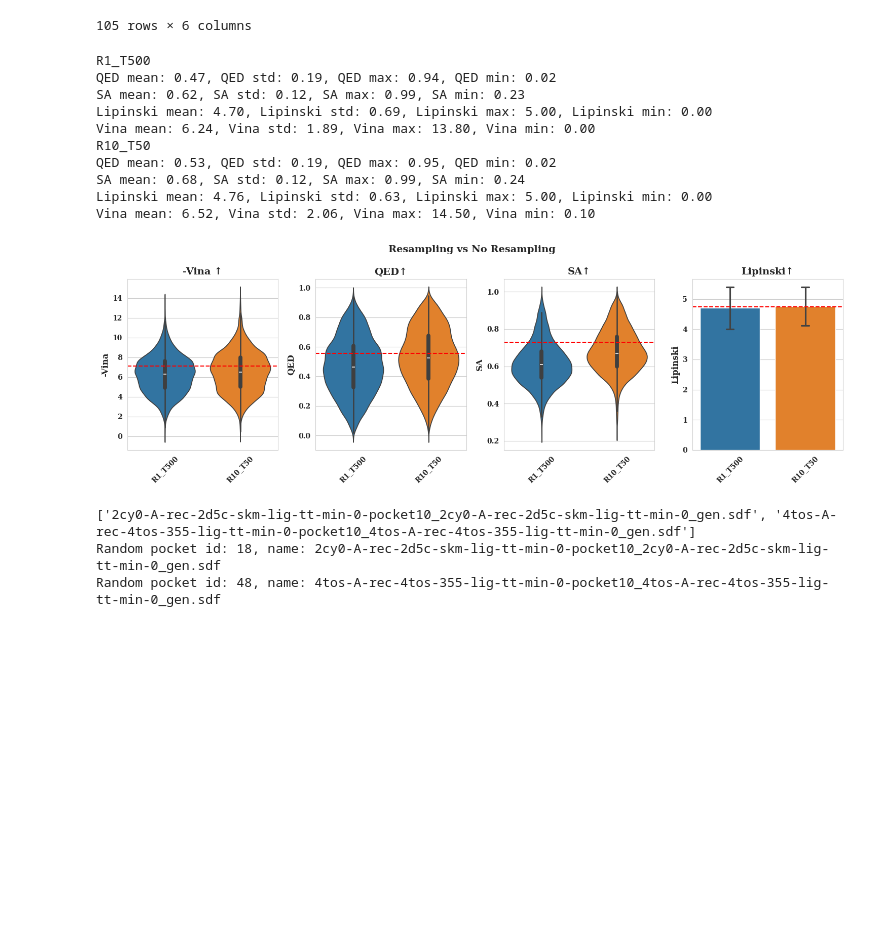
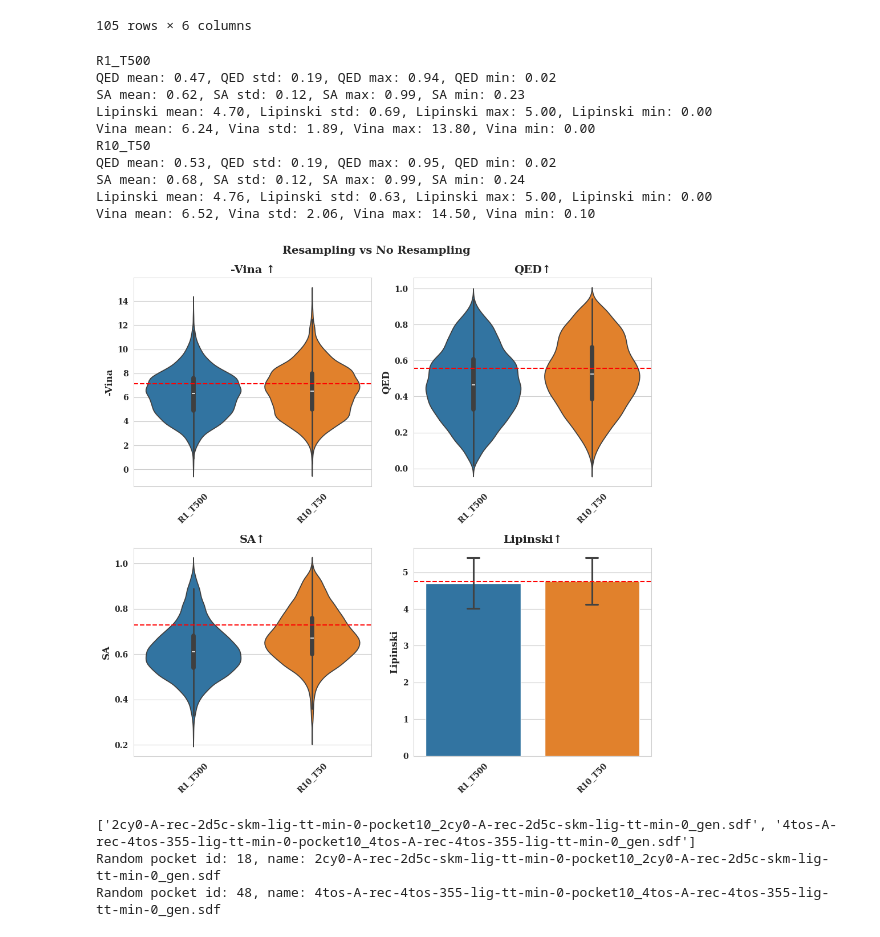
Before and after one commit to SviatoslavSakharov/master_thesis, a Jupyter notebook: evaluation/reconstruction.ipynb, the cells around one changed output. Saved outputs shown, nothing was run; the diff lists cells and outputs as text; code cells hidden in the pictures; blank space fills up the shorter version.

```diff
--- a/evaluation/reconstruction.ipynb
+++ b/evaluation/reconstruction.ipynb
@@ -35,19 +35,19 @@ dfs[0].head(105)
 | 104 | 1umd-B-rec-1umb-tdp-lig-tt-docked... | 0.463171 | 0.57 | 5 | 7.1 | 4 |
 105 rows × 6 columns
 # %%
-utils.plot_metrics(dfs, names, (1,4), include_paper_results=True, suptitle='Resampling vs No Resampling', save='resampling_vs_no_resampling.pdf')
+utils.plot_metrics(dfs, names, (2,2), (10, 10), suptitle="Resampling vs No Resampling", save="resampling_vs_no_resampling.pdf", include_paper_results=True)
 # %% [output]
 R1_T500
 QED mean: 0.47, QED std: 0.19, QED max: 0.94, QED min: 0.02
 SA mean: 0.62, SA std: 0.12, SA max: 0.99, SA min: 0.23
 Lipinski mean: 4.70, Lipinski std: 0.69, Lipinski max: 5.00, Lipinski min: 0.00
 Vina mean: 6.24, Vina std: 1.89, Vina max: 13.80, Vina min: 0.00
 R10_T50
 QED mean: 0.53, QED std: 0.19, QED max: 0.95, QED min: 0.02
 SA mean: 0.68, SA std: 0.12, SA max: 0.99, SA min: 0.24
 Lipinski mean: 4.76, Lipinski std: 0.63, Lipinski max: 5.00, Lipinski min: 0.00
 Vina mean: 6.52, Vina std: 2.06, Vina max: 14.50, Vina min: 0.10
-[figure, old version]
+[figure, new version]
 # %%
 N = 5
 random_pockets = [18, 48]
```
Also changed, not shown: parts of 7 cells of this notebook, 1 other file.
